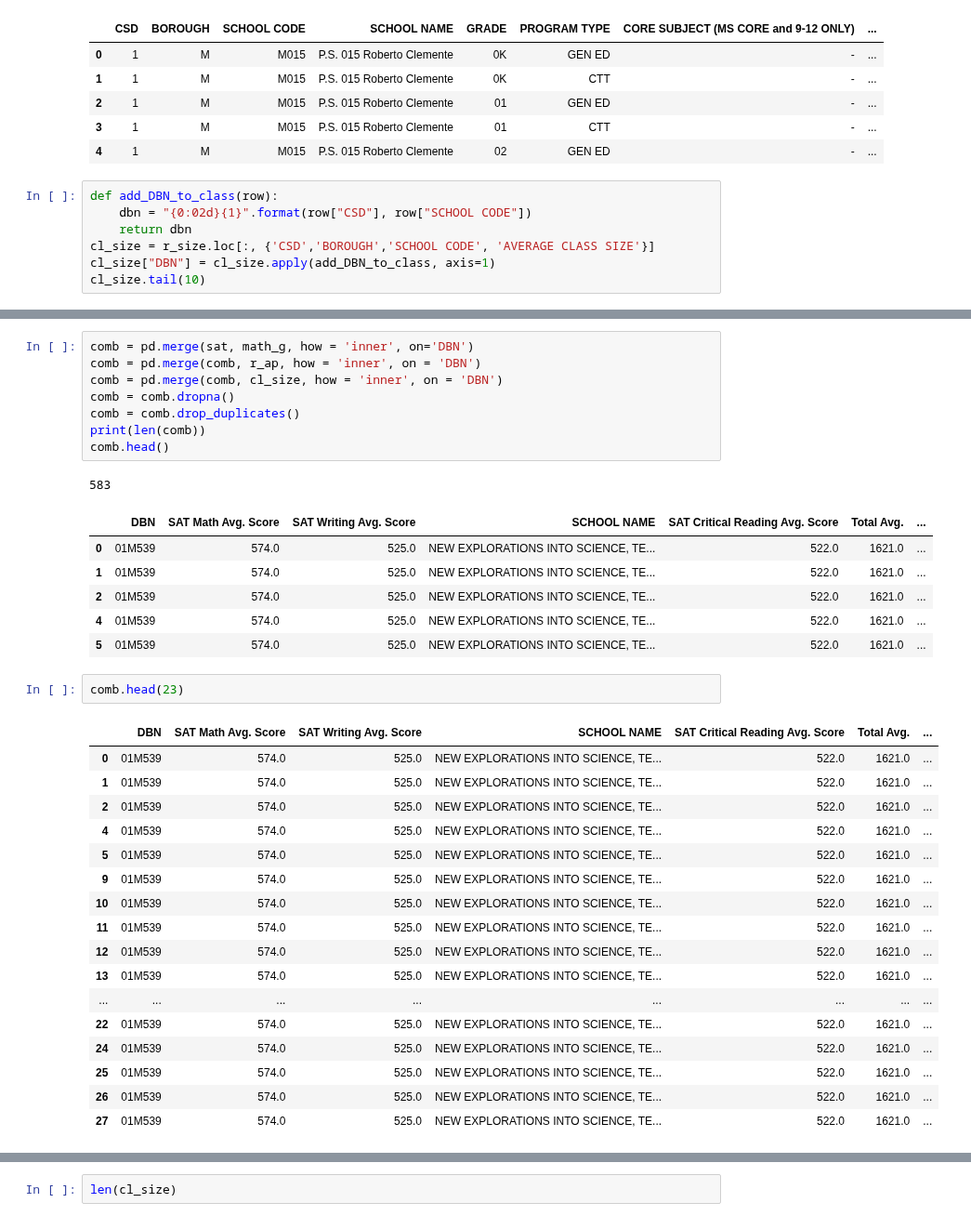
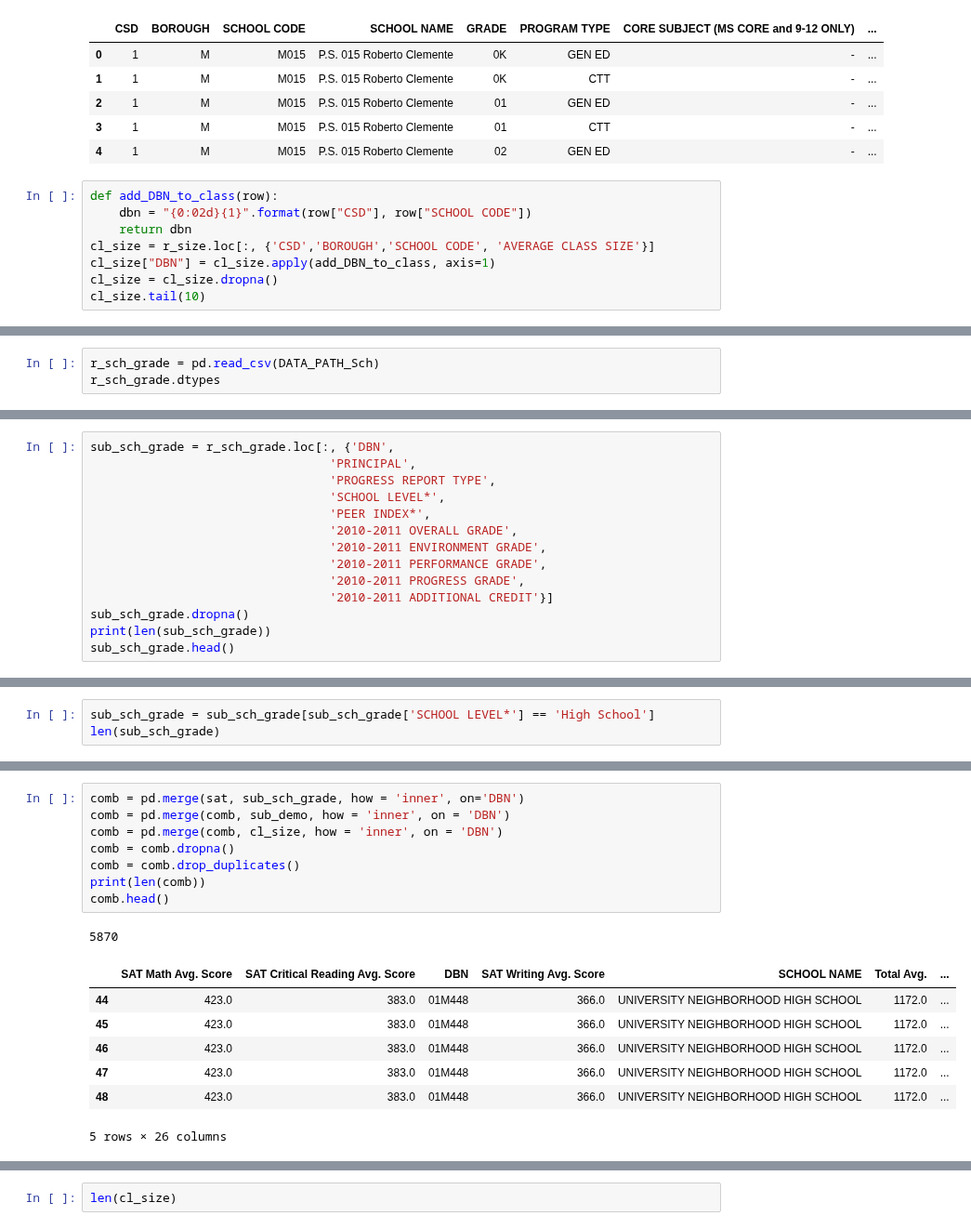
Before and after one commit to ckyko/CSC59970Project, a Jupyter notebook: school_scores.ipynb, the cells around one changed output, grey strips where cells are left out. Shown at 93% size. Saved outputs shown, nothing was run; the diff lists cells and outputs as text.

```diff
--- a/school_scores.ipynb
+++ b/school_scores.ipynb
@@ -284,5 +305,6 @@ def add_DBN_to_class(row):
     return dbn
 cl_size = r_size.loc[:, {'CSD','BOROUGH','SCHOOL CODE', 'AVERAGE CLASS SIZE'}]
 cl_size["DBN"] = cl_size.apply(add_DBN_to_class, axis=1)
+cl_size = cl_size.dropna()
 cl_size.tail(10)
 # %% [output]
@@ -306,0 +331,3 @@ print(len(sat), "\n", len(math_g),'\n', len(r_ap),'\n',len(cl_size))
+# %%
+r_sch_grade = pd.read_csv(DATA_PATH_Sch)
+r_sch_grade.dtypes
@@ -306,0 +353,14 @@ print(len(sat), "\n", len(math_g),'\n', len(r_ap),'\n',len(cl_size))
+# %%
+sub_sch_grade = r_sch_grade.loc[:, {'DBN',
+                                 'PRINCIPAL',
+                                 'PROGRESS REPORT TYPE',
+                                 'SCHOOL LEVEL*',
+                                 'PEER INDEX*',
+                                 '2010-2011 OVERALL GRADE',
+                                 '2010-2011 ENVIRONMENT GRADE',
+                                 '2010-2011 PERFORMANCE GRADE',
+                                 '2010-2011 PROGRESS GRADE',
+                                 '2010-2011 ADDITIONAL CREDIT'}]
+sub_sch_grade.dropna()
+print(len(sub_sch_grade))
+sub_sch_grade.head()
@@ -306,0 +375,3 @@ print(len(sat), "\n", len(math_g),'\n', len(r_ap),'\n',len(cl_size))
+# %%
+sub_sch_grade = sub_sch_grade[sub_sch_grade['SCHOOL LEVEL*'] == 'High School']
+len(sub_sch_grade)
@@ -323,38 +399,19 @@ comb.head()
 | 3 | NaN | NaN | NaN | NaN | 01M458 | NaN | NaN | NaN | ... |
 | 4 | NaN | NaN | NaN | NaN | 01M509 | NaN | NaN | NaN | ... |
 # %%
-comb = pd.merge(sat, math_g, how = 'inner', on='DBN')
-comb = pd.merge(comb, r_ap, how = 'inner', on = 'DBN')
+comb = pd.merge(sat, sub_sch_grade, how = 'inner', on='DBN')
+comb = pd.merge(comb, sub_demo, how = 'inner', on = 'DBN')
 comb = pd.merge(comb, cl_size, how = 'inner', on = 'DBN')
 comb = comb.dropna()
 comb = comb.drop_duplicates()
 print(len(comb))
 comb.head()
 # %% [output]
-583
+5870
-|  | DBN | SAT Math Avg. Score | SAT Writing Avg. Score | SCHOOL NAME | SAT Critical Reading Avg. Score | Total Avg. | ... |
-| 0 | 01M539 | 574.0 | 525.0 | NEW EXPLORATIONS INTO SCIENCE, TE... | 522.0 | 1621.0 | ... |
-| 1 | 01M539 | 574.0 | 525.0 | NEW EXPLORATIONS INTO SCIENCE, TE... | 522.0 | 1621.0 | ... |
-| 2 | 01M539 | 574.0 | 525.0 | NEW EXPLORATIONS INTO SCIENCE, TE... | 522.0 | 1621.0 | ... |
-| 4 | 01M539 | 574.0 | 525.0 | NEW EXPLORATIONS INTO SCIENCE, TE... | 522.0 | 1621.0 | ... |
-| 5 | 01M539 | 574.0 | 525.0 | NEW EXPLORATIONS INTO SCIENCE, TE... | 522.0 | 1621.0 | ... |
+|  | SAT Math Avg. Score | SAT Critical Reading Avg. Score | DBN | SAT Writing Avg. Score | SCHOOL NAME | Total Avg. | ... |
+| 44 | 423.0 | 383.0 | 01M448 | 366.0 | UNIVERSITY NEIGHBORHOOD HIGH SCHOOL | 1172.0 | ... |
+| 45 | 423.0 | 383.0 | 01M448 | 366.0 | UNIVERSITY NEIGHBORHOOD HIGH SCHOOL | 1172.0 | ... |
+| 46 | 423.0 | 383.0 | 01M448 | 366.0 | UNIVERSITY NEIGHBORHOOD HIGH SCHOOL | 1172.0 | ... |
+| 47 | 423.0 | 383.0 | 01M448 | 366.0 | UNIVERSITY NEIGHBORHOOD HIGH SCHOOL | 1172.0 | ... |
+| 48 | 423.0 | 383.0 | 01M448 | 366.0 | UNIVERSITY NEIGHBORHOOD HIGH SCHOOL | 1172.0 | ... |
+5 rows × 26 columns
-# %%
-comb.head(23)
-# %% [output]
-|  | DBN | SAT Math Avg. Score | SAT Writing Avg. Score | SCHOOL NAME | SAT Critical Reading Avg. Score | Total Avg. | ... |
-| 0 | 01M539 | 574.0 | 525.0 | NEW EXPLORATIONS INTO SCIENCE, TE... | 522.0 | 1621.0 | ... |
-| 1 | 01M539 | 574.0 | 525.0 | NEW EXPLORATIONS INTO SCIENCE, TE... | 522.0 | 1621.0 | ... |
-| 2 | 01M539 | 574.0 | 525.0 | NEW EXPLORATIONS INTO SCIENCE, TE... | 522.0 | 1621.0 | ... |
-| 4 | 01M539 | 574.0 | 525.0 | NEW EXPLORATIONS INTO SCIENCE, TE... | 522.0 | 1621.0 | ... |
-| 5 | 01M539 | 574.0 | 525.0 | NEW EXPLORATIONS INTO SCIENCE, TE... | 522.0 | 1621.0 | ... |
-| 9 | 01M539 | 574.0 | 525.0 | NEW EXPLORATIONS INTO SCIENCE, TE... | 522.0 | 1621.0 | ... |
-| 10 | 01M539 | 574.0 | 525.0 | NEW EXPLORATIONS INTO SCIENCE, TE... | 522.0 | 1621.0 | ... |
-| 11 | 01M539 | 574.0 | 525.0 | NEW EXPLORATIONS INTO SCIENCE, TE... | 522.0 | 1621.0 | ... |
-| 12 | 01M539 | 574.0 | 525.0 | NEW EXPLORATIONS INTO SCIENCE, TE... | 522.0 | 1621.0 | ... |
-| 13 | 01M539 | 574.0 | 525.0 | NEW EXPLORATIONS INTO SCIENCE, TE... | 522.0 | 1621.0 | ... |
-| ... | ... | ... | ... | ... | ... | ... | ... |
-| 22 | 01M539 | 574.0 | 525.0 | NEW EXPLORATIONS INTO SCIENCE, TE... | 522.0 | 1621.0 | ... |
-| 24 | 01M539 | 574.0 | 525.0 | NEW EXPLORATIONS INTO SCIENCE, TE... | 522.0 | 1621.0 | ... |
-| 25 | 01M539 | 574.0 | 525.0 | NEW EXPLORATIONS INTO SCIENCE, TE... | 522.0 | 1621.0 | ... |
-| 26 | 01M539 | 574.0 | 525.0 | NEW EXPLORATIONS INTO SCIENCE, TE... | 522.0 | 1621.0 | ... |
-| 27 | 01M539 | 574.0 | 525.0 | NEW EXPLORATIONS INTO SCIENCE, TE... | 522.0 | 1621.0 | ... |
```
Also changed, not shown: parts of 25 cells of this notebook.
